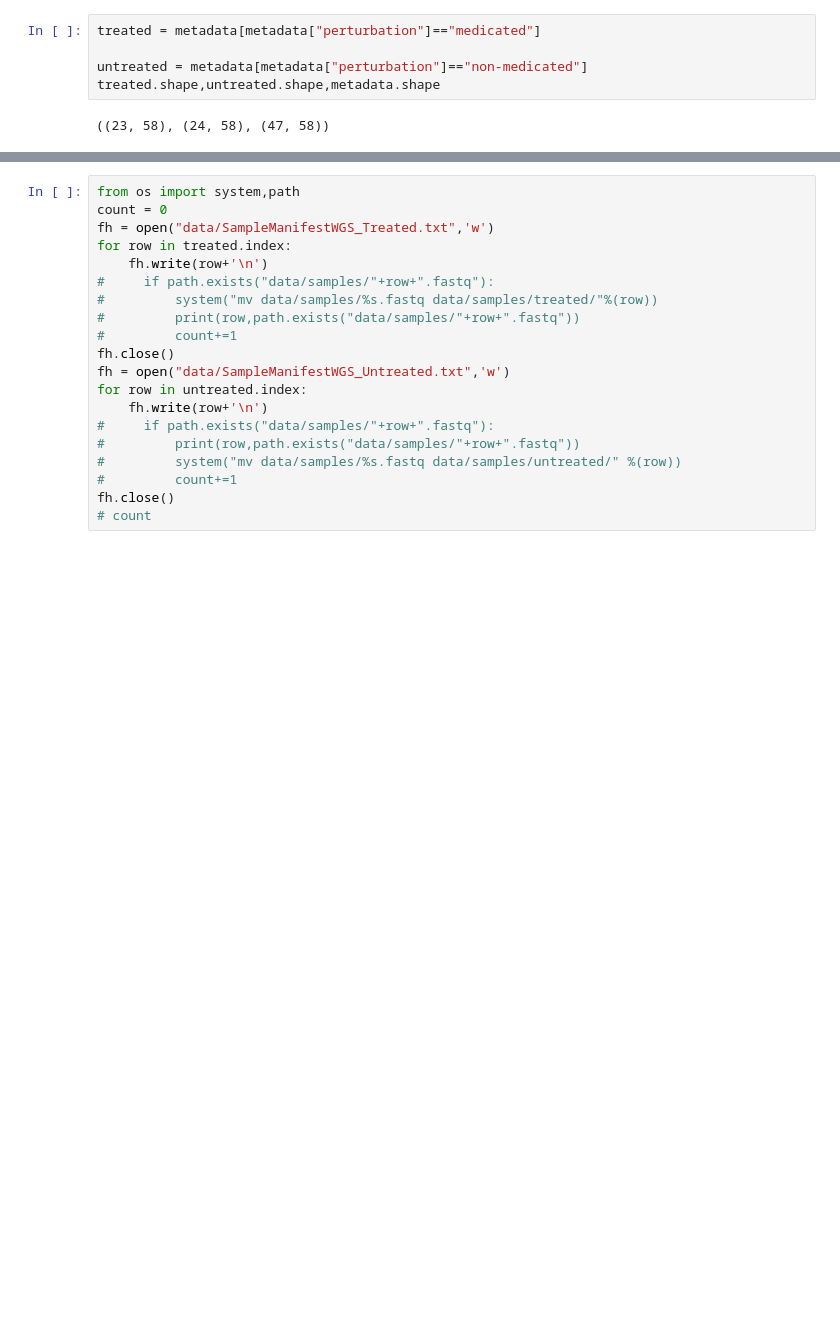
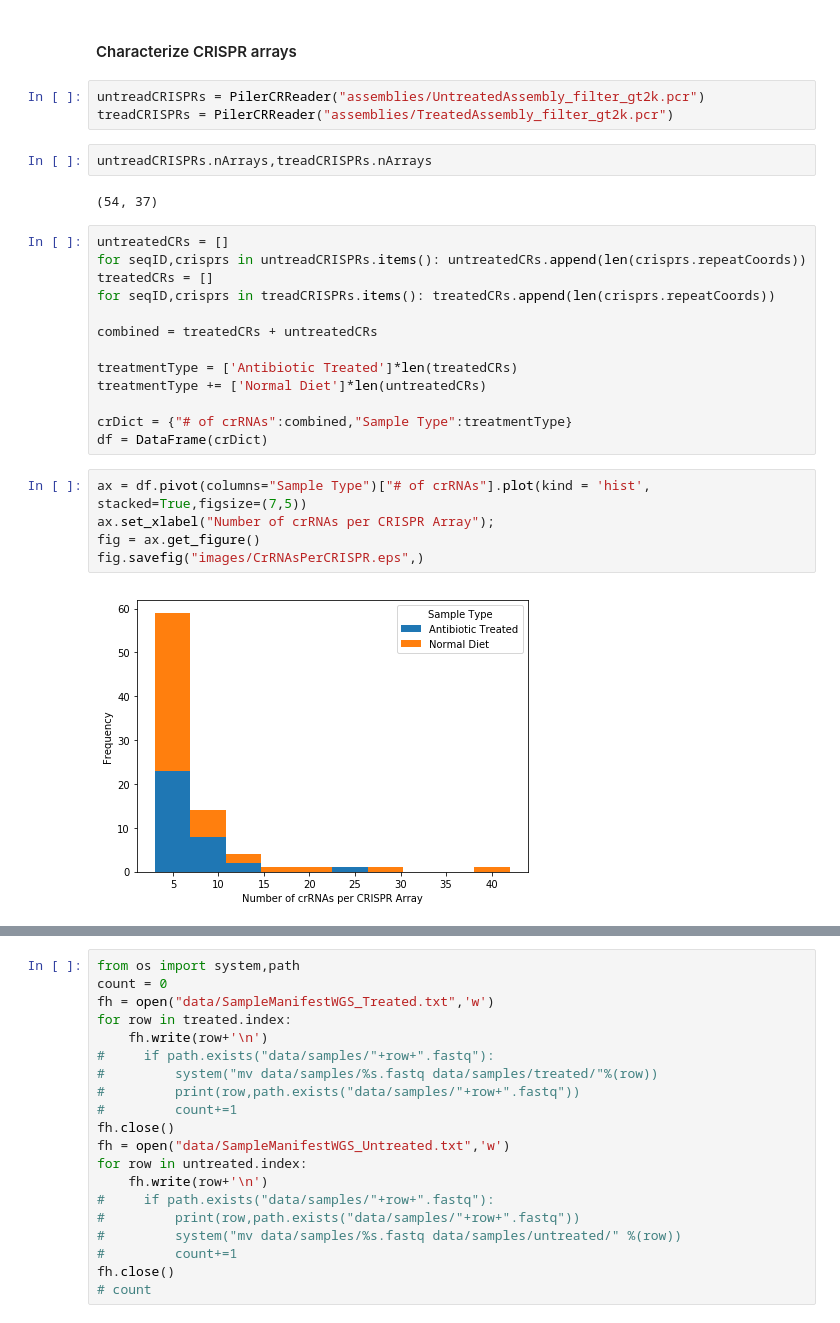
Before and after one commit to skDooley/AntibioticResistance, a Jupyter notebook: GetAntiBioticData.ipynb, the cells around one changed output, grey strips where cells are left out. Drawn from its saved outputs; the diff is of its cells as text; blank space fills up the shorter version.

```diff
--- a/GetAntiBioticData.ipynb
+++ b/GetAntiBioticData.ipynb
@@ -21,7 +26,29 @@ metadata.head()
-# %%
-treated = metadata[metadata["perturbation"]=="medicated"]
-
-untreated = metadata[metadata["perturbation"]=="non-medicated"]
-treated.shape,untreated.shape,metadata.shape
-# %% [output]
-((23, 58), (24, 58), (47, 58))
+# %% [markdown]
+#### Characterize CRISPR arrays
+# %%
+untreadCRISPRs = PilerCRReader("assemblies/UntreatedAssembly_filter_gt2k.pcr")
+treadCRISPRs = PilerCRReader("assemblies/TreatedAssembly_filter_gt2k.pcr")
+# %%
+untreadCRISPRs.nArrays,treadCRISPRs.nArrays
+# %% [output]
+(54, 37)
+# %%
+untreatedCRs = []
+for seqID,crisprs in untreadCRISPRs.items(): untreatedCRs.append(len(crisprs.repeatCoords))
+treatedCRs = []
+for seqID,crisprs in treadCRISPRs.items(): treatedCRs.append(len(crisprs.repeatCoords))
+
+combined = treatedCRs + untreatedCRs
+
+treatmentType = ['Antibiotic Treated']*len(treatedCRs)
+treatmentType += ['Normal Diet']*len(untreatedCRs)
+
+crDict = {"# of crRNAs":combined,"Sample Type":treatmentType}
+df = DataFrame(crDict)
+# %%
+ax = df.pivot(columns="Sample Type")["# of crRNAs"].plot(kind = 'hist', stacked=True,figsize=(7,5))
+ax.set_xlabel("Number of crRNAs per CRISPR Array");
+fig = ax.get_figure()
+fig.savefig("images/CrRNAsPerCRISPR.eps",)
+# %% [output]
+[figure, added]
```
Also changed, not shown: parts of 17 cells of this notebook, 1 other file.
